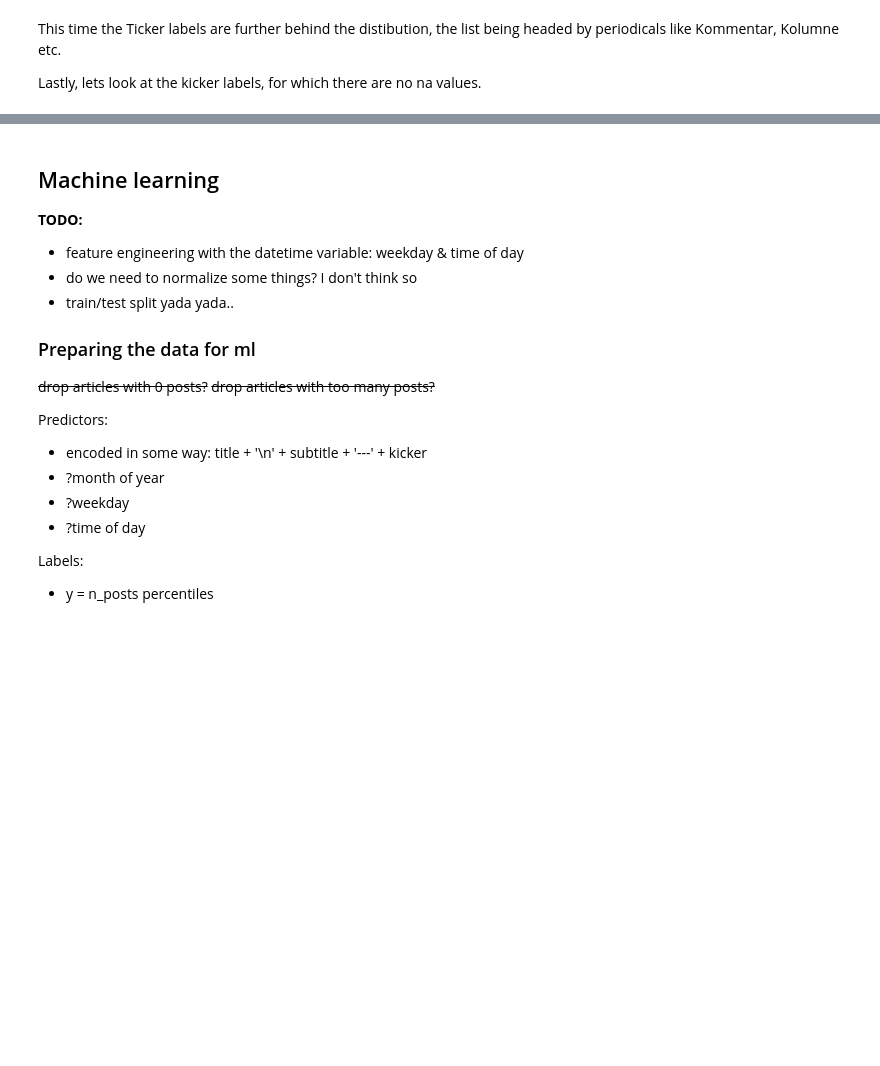
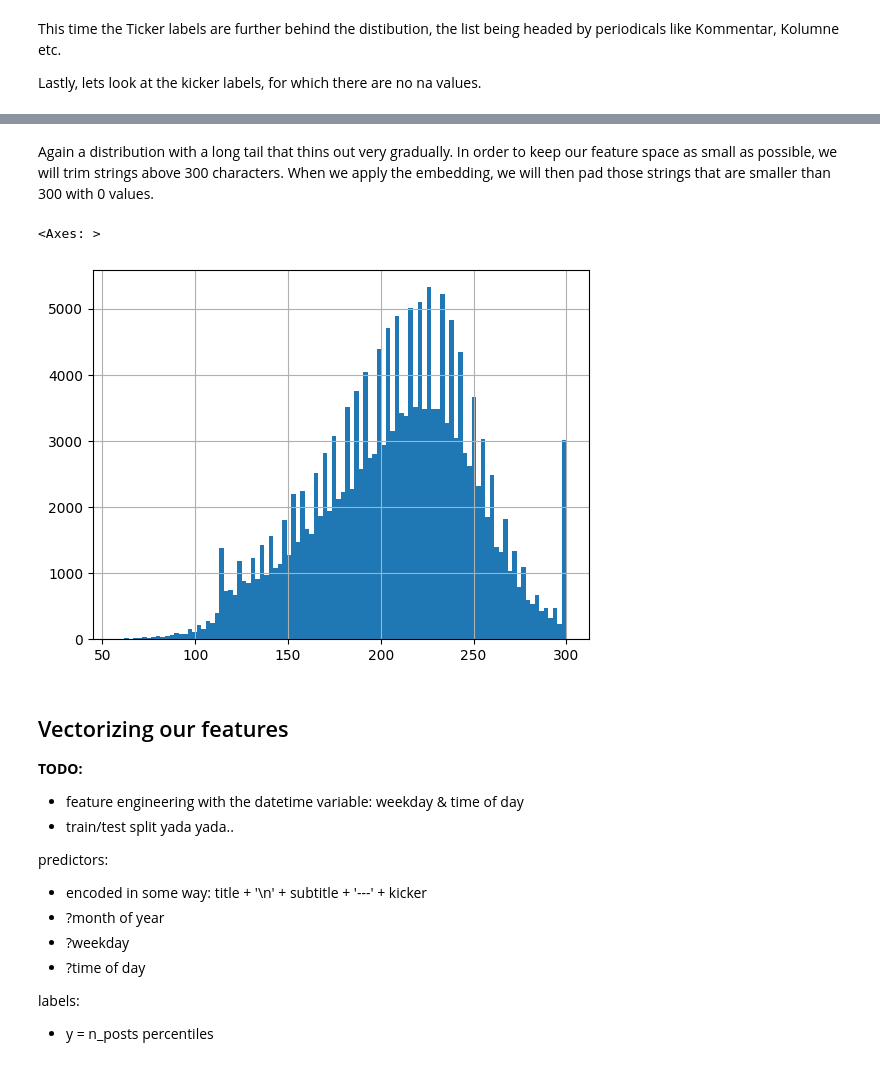
Before and after one commit to pastra98/AI_Lab, a Jupyter notebook: assignment/ml_analysis.ipynb, the cells around one changed output, grey strips where cells are left out. Drawn from its saved outputs; the diff is of its cells as text; code cells hidden in the pictures; blank space fills up the shorter version.

```diff
--- a/assignment/ml_analysis.ipynb
+++ b/assignment/ml_analysis.ipynb
@@ -413,18 +418,22 @@ Real Madrid stolpert mit Aluminiumpech im Titelrennen --- Primera Division /// D
+# %% [markdown]
+Again a distribution with a long tail that thins out very gradually. In order to keep our feature space as small as possible, we will trim strings above 300 characters. When we apply the embedding, we will then pad those strings that are smaller than 300 with 0 values.
+# %%
+df['title_subtitle_kicker'] = df['title_subtitle_kicker'].str[:300]
+df['title_subtitle_kicker'].str.len().hist(bins=100)
+# %% [output]
+<Axes: >
+[figure, added]
 # %% [markdown]
-  ## Machine learning
-  **TODO:**
-  * feature engineering with the datetime variable: weekday & time of day
-  * do we need to normalize some things? I don't think so
-  * train/test split yada yada..
-  ### Preparing the data for ml
- ~~drop articles with 0 posts?~~
- ~~drop articles with too many posts?~~
+ ## Vectorizing our features
+ **TODO:**
+ * feature engineering with the datetime variable: weekday & time of day
+ * train/test split yada yada..
 
- Predictors:
-  * encoded in some way: title + '\n' + subtitle + '---' + kicker
-  * ?month of year
-  * ?weekday
-  * ?time of day
+predictors:
+ * encoded in some way: title + '\n' + subtitle + '---' + kicker
+ * ?month of year
+ * ?weekday
+ * ?time of day
 
- Labels:
-  * y = n_posts percentiles
+labels:
+ * y = n_posts percentiles
```
Also changed, not shown: parts of 17 cells of this notebook.
